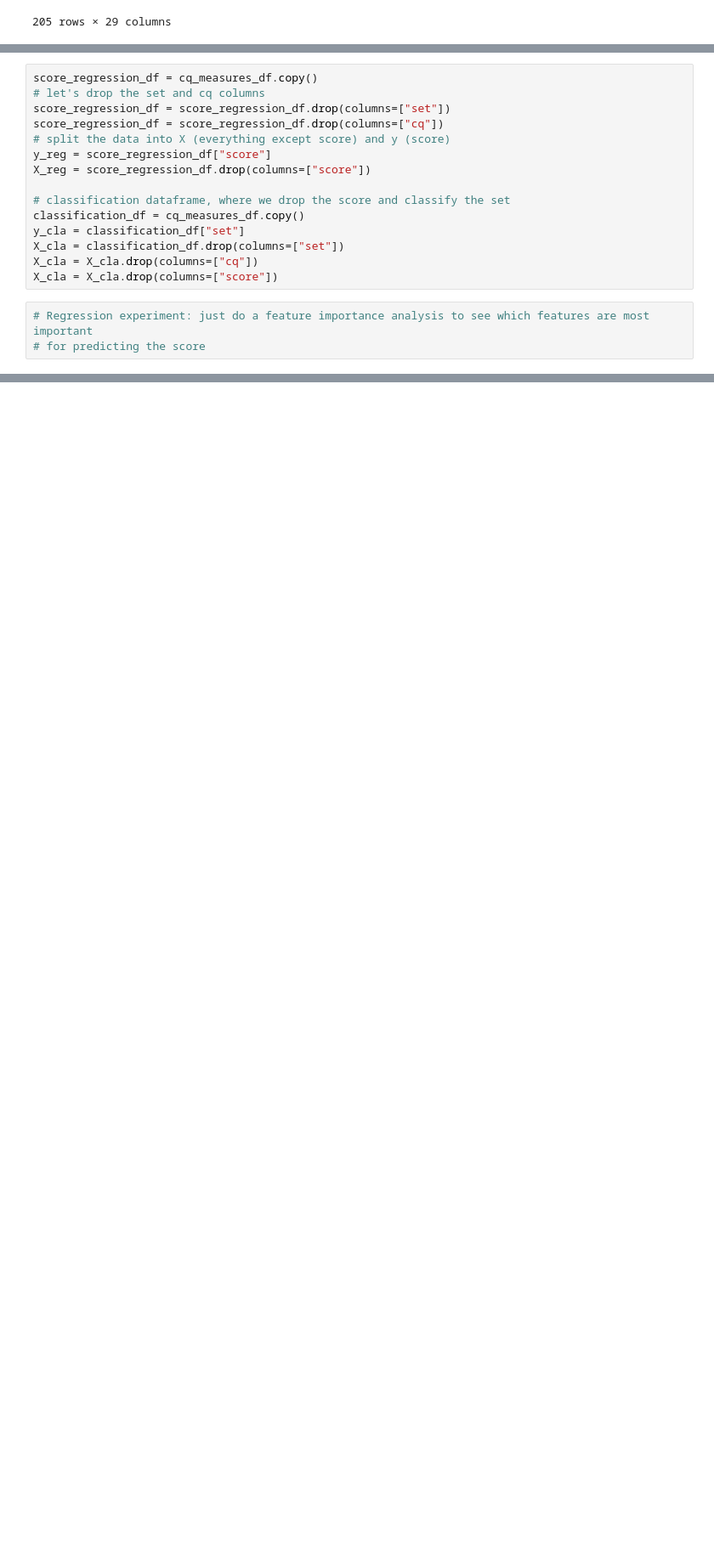
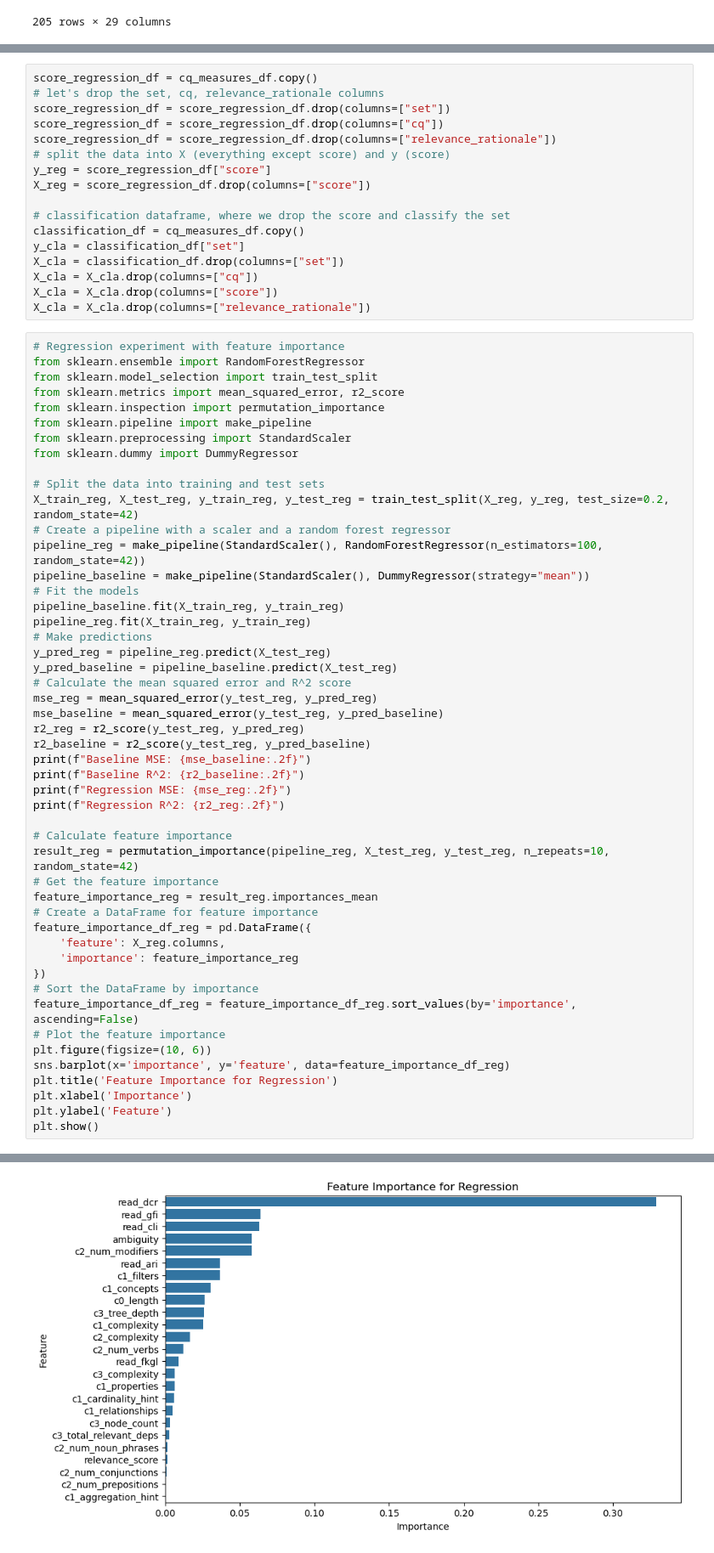
Before and after one commit to KE-UniLiv/askcq, a Jupyter notebook: askcq/overview.ipynb, the cells around one changed output, grey strips where cells are left out. Shown at 85% size. Drawn from its saved outputs; the diff is of its cells as text; blank space fills up the shorter version.

Commit message:
correlation analysis and prediction study

```diff
--- a/askcq/overview.ipynb
+++ b/askcq/overview.ipynb
@@ -359,8 +361,9 @@ create_radar_charts_for_sets_no_inversion(cq_measures_df)
 # %%
 score_regression_df = cq_measures_df.copy()
-# let's drop the set and cq columns
+# let's drop the set, cq, relevance_rationale columns
 score_regression_df = score_regression_df.drop(columns=["set"])
 score_regression_df = score_regression_df.drop(columns=["cq"])
+score_regression_df = score_regression_df.drop(columns=["relevance_rationale"])
 # split the data into X (everything except score) and y (score)
 y_reg = score_regression_df["score"]
 X_reg = score_regression_df.drop(columns=["score"])
@@ -371,6 +374,54 @@ y_cla = classification_df["set"]
 X_cla = classification_df.drop(columns=["set"])
 X_cla = X_cla.drop(columns=["cq"])
 X_cla = X_cla.drop(columns=["score"])
+X_cla = X_cla.drop(columns=["relevance_rationale"])
 # %%
-# Regression experiment: just do a feature importance analysis to see which features are most important
-# for predicting the score
+# Regression experiment with feature importance
+from sklearn.ensemble import RandomForestRegressor
+from sklearn.model_selection import train_test_split
+from sklearn.metrics import mean_squared_error, r2_score
+from sklearn.inspection import permutation_importance
+from sklearn.pipeline import make_pipeline
+from sklearn.preprocessing import StandardScaler
+from sklearn.dummy import DummyRegressor
+
+# Split the data into training and test sets
+X_train_reg, X_test_reg, y_train_reg, y_test_reg = train_test_split(X_reg, y_reg, test_size=0.2, random_state=42)
+# Create a pipeline with a scaler and a random forest regressor
+pipeline_reg = make_pipeline(StandardScaler(), RandomForestRegressor(n_estimators=100, random_state=42))
+pipeline_baseline = make_pipeline(StandardScaler(), DummyRegressor(strategy="mean"))
+# Fit the models
+pipeline_baseline.fit(X_train_reg, y_train_reg)
+pipeline_reg.fit(X_train_reg, y_train_reg)
+# Make predictions
+y_pred_reg = pipeline_reg.predict(X_test_reg)
+y_pred_baseline = pipeline_baseline.predict(X_test_reg)
+# Calculate the mean squared error and R^2 score
+mse_reg = mean_squared_error(y_test_reg, y_pred_reg)
+mse_baseline = mean_squared_error(y_test_reg, y_pred_baseline)
+r2_reg = r2_score(y_test_reg, y_pred_reg)
+r2_baseline = r2_score(y_test_reg, y_pred_baseline)
+print(f"Baseline MSE: {mse_baseline:.2f}")
+print(f"Baseline R^2: {r2_baseline:.2f}")
+print(f"Regression MSE: {mse_reg:.2f}")
+print(f"Regression R^2: {r2_reg:.2f}")
+
+# Calculate feature importance
+result_reg = permutation_importance(pipeline_reg, X_test_reg, y_test_reg, n_repeats=10, random_state=42)
+# Get the feature importance
+feature_importance_reg = result_reg.importances_mean
+# Create a DataFrame for feature importance
+feature_importance_df_reg = pd.DataFrame({
+    'feature': X_reg.columns,
+    'importance': feature_importance_reg
+})
+# Sort the DataFrame by importance
+feature_importance_df_reg = feature_importance_df_reg.sort_values(by='importance', ascending=False)
+# Plot the feature importance
+plt.figure(figsize=(10, 6))
+sns.barplot(x='importance', y='feature', data=feature_importance_df_reg)
+plt.title('Feature Importance for Regression')
+plt.xlabel('Importance')
+plt.ylabel('Feature')
+plt.show()
+# %% [output]
@@ -376,0 +432 @@ X_cla = X_cla.drop(columns=["score"])
+[figure, added]
```
Also changed, not shown: parts of 7 cells of this notebook.
